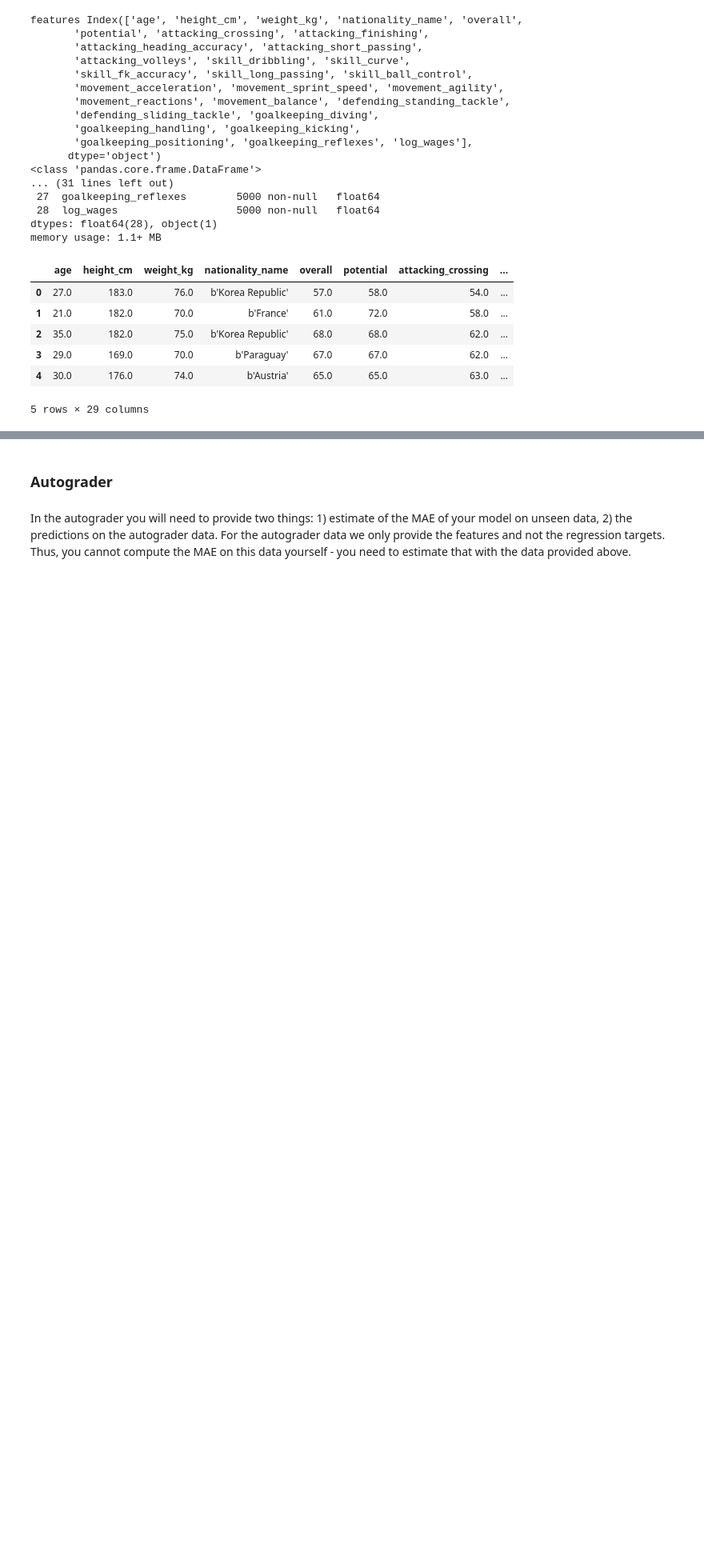
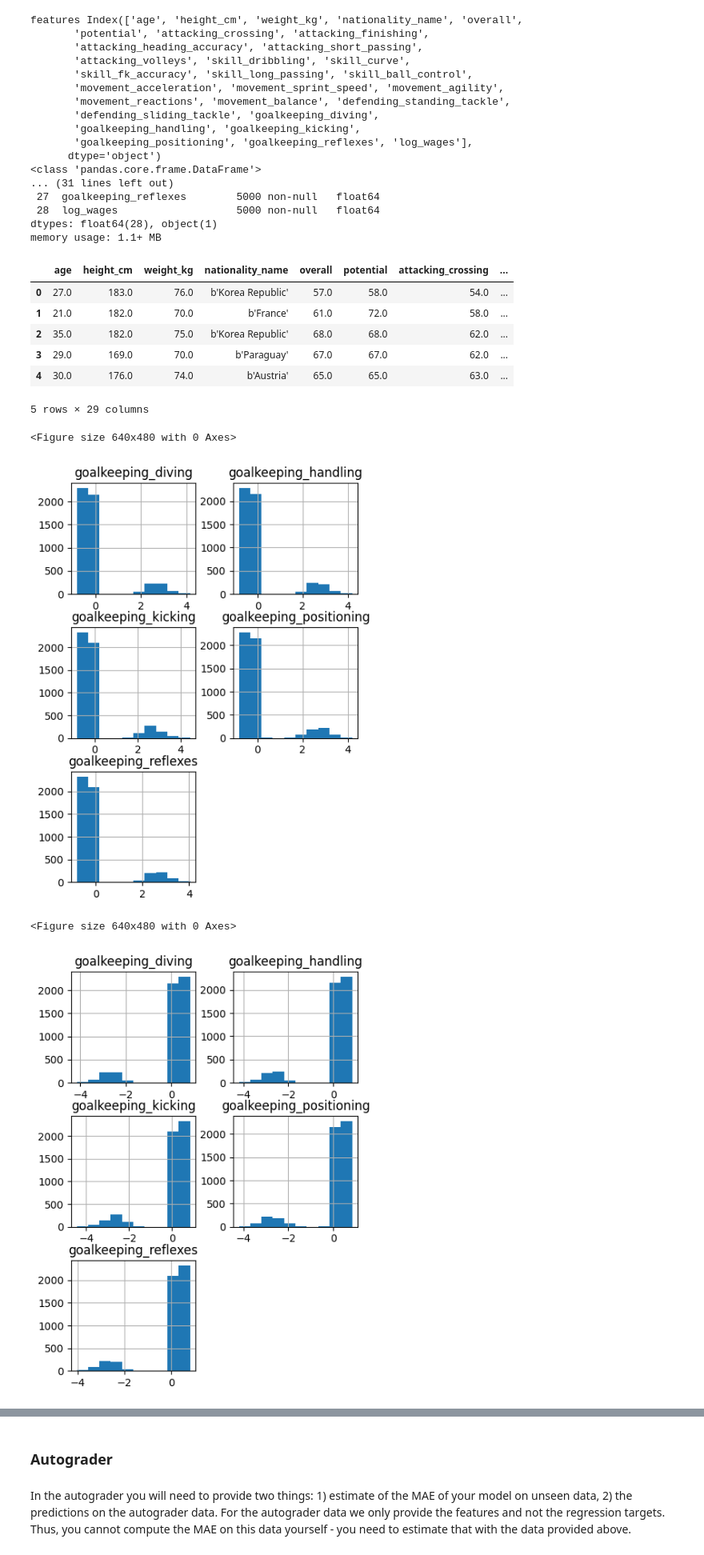
Before and after one commit to johnylamw/DSAIT4020-Practice-Project, a Jupyter notebook: practice_assignment.ipynb, the cells around one changed output, grey strips where cells are left out. Shown: that part at 80% size. Cells and saved outputs as stored; diff of their text form; code cells hidden in the pictures; blank space fills up the shorter version.

```diff
--- a/practice_assignment.ipynb
+++ b/practice_assignment.ipynb
@@ -79,3 +113,27 @@ X_transformed = preprocesser_ct.fit_transform(features_X)
+# %%
+# Experiment with flipping the goalkeeper statistics
+X_transformed = pd.DataFrame(preprocesser_simple.fit_transform(features_X, regression_target_Y),
+                             columns=numerical_features_X)
+
+goal = [col for col in X_transformed.columns if 'goalkeeping' in col]
+
+plt.clf()
+X_transformed[goal].hist(figsize=(5, 7))
+plt.show()
+
+X_transformed = pd.DataFrame(preprocesser_flip.fit_transform(features_X, regression_target_Y),
+                             columns=numerical_features_X)
+
+goal = [col for col in X_transformed.columns if 'goalkeeping' in col]
+
+plt.clf()
+X_transformed[goal].hist(figsize=(5,7))
+plt.show()
+# %% [output]
+<Figure size 640x480 with 0 Axes>
+[figure, added]
+<Figure size 640x480 with 0 Axes>
+[figure, added]
 # %%
 # Evaluate
 
```
Also changed, not shown: parts of 4 cells of this notebook.
